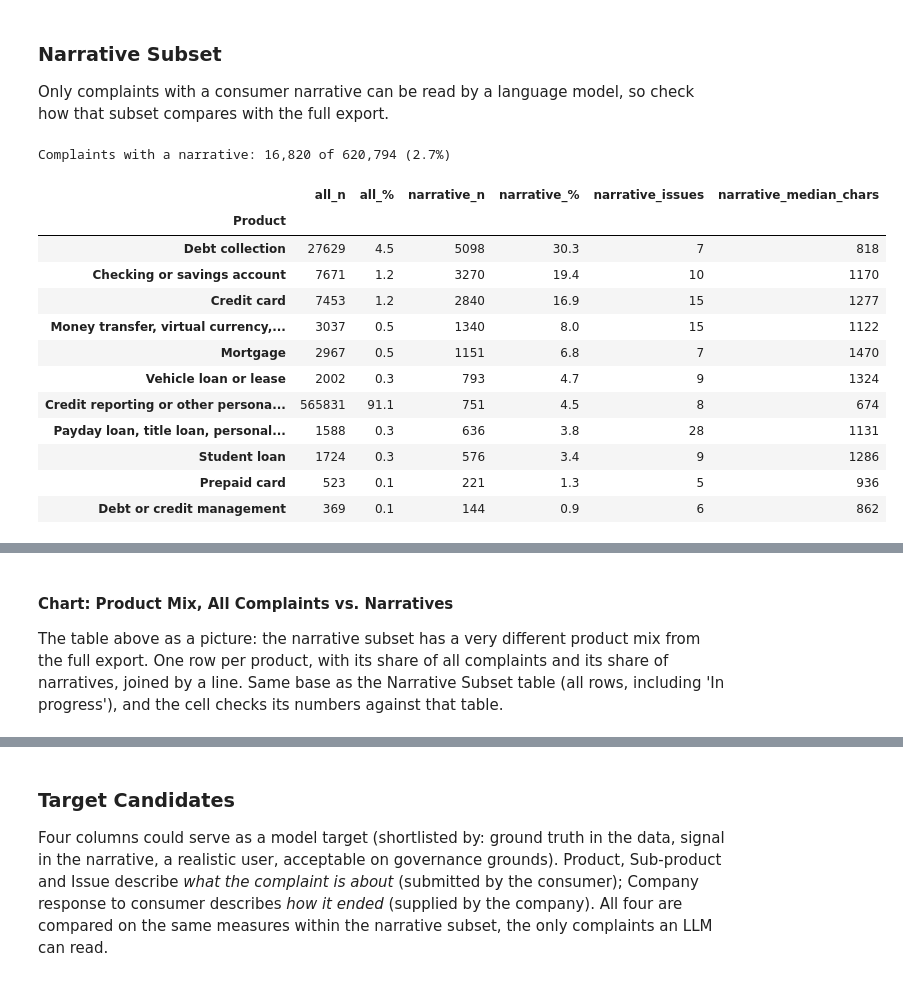
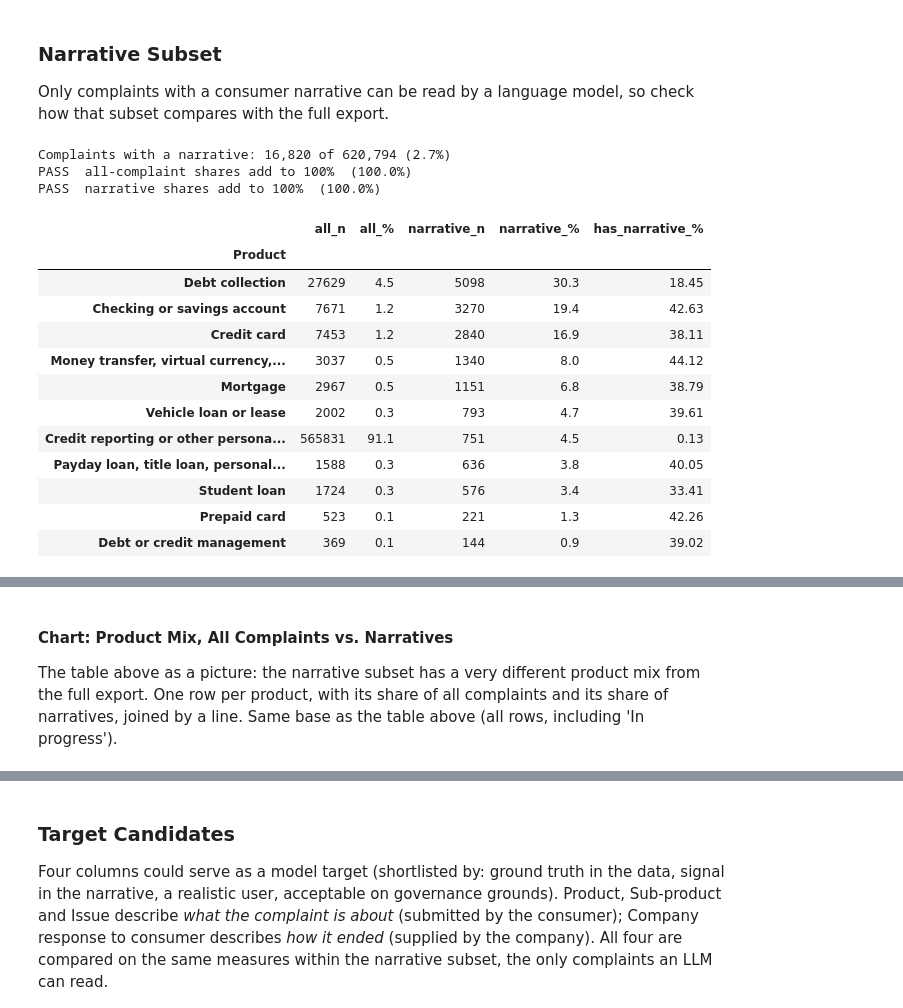
Before and after one commit to wynnther-triho/INFO-4340-Final-Project-CCDB, a Jupyter notebook: notebooks/final_project.ipynb, the cells around one changed output, grey strips where cells are left out. Cells and saved outputs as stored; diff of their text form; code cells hidden in the pictures.

```diff
--- a/notebooks/final_project.ipynb
+++ b/notebooks/final_project.ipynb
@@ -343,38 +319,43 @@ Only complaints with a consumer narrative can be read by a language model, so ch
 # %%
 # --- Explore: narrative subset vs. all complaints --------------------------
 NARRATIVE_COL = "Consumer complaint narrative"
 has_narrative = df_raw[NARRATIVE_COL].fillna("").str.strip() != ""
 df_narrative = df_raw[has_narrative]
 print(f"Complaints with a narrative: {has_narrative.sum():,} of {len(df_raw):,} ({has_narrative.mean():.1%})")
 
-# Product mix, issue variety and text length, side by side
+# Product mix in each population, and how often each product's complaints include a narrative
 by_product = pd.DataFrame({
     "all_n": df_raw["Product"].value_counts(),
     "narrative_n": df_narrative["Product"].value_counts(),
-    "narrative_issues": df_narrative.groupby("Product")["Issue"].nunique(),
-    "narrative_median_chars": df_narrative.groupby("Product")[NARRATIVE_COL].apply(lambda s: s.str.len().median()),
-}).fillna(0).astype(int)
-by_product.insert(1, "all_%", (100 * by_product["all_n"] / by_product["all_n"].sum()).round(1))
-by_product.insert(3, "narrative_%", (100 * by_product["narrative_n"] / by_product["narrative_n"].sum()).round(1))
-by_product = by_product.sort_values("narrative_n", ascending=False)
-display(by_product)
+})
+by_product["all_%"] = 100 * by_product["all_n"] / by_product["all_n"].sum()
+by_product["narrative_%"] = 100 * by_product["narrative_n"] / by_product["narrative_n"].sum()
+by_product["has_narrative_%"] = 100 * by_product["narrative_n"] / by_product["all_n"]  # narratives / all complaints
+by_product = (by_product[["all_n", "all_%", "narrative_n", "narrative_%", "has_narrative_%"]]
+              .sort_values("narrative_n", ascending=False))
 
-# Outcome mix within each product (narrative subset only), row percentages
-outcome_by_product = pd.crosstab(df_narrative["Product"], df_narrative["Company response to consumer"],
-                                 normalize="index").mul(100).round(1)
-display(outcome_by_product.reindex(by_product.index))
+results = [
+    check("all-complaint shares add to 100%", np.isclose(by_product["all_%"].sum(), 100),
+          f"({by_product['all_%'].sum():.1f}%)"),
+    check("narrative shares add to 100%", np.isclose(by_product["narrative_%"].sum(), 100),
+          f"({by_product['narrative_%'].sum():.1f}%)"),
+]
+assert all(results), "A share check failed; see the FAIL lines above"
+display(by_product.round({"all_%": 1, "narrative_%": 1, "has_narrative_%": 2}))
 # %% [output]
 Complaints with a narrative: 16,820 of 620,794 (2.7%)
+PASS  all-complaint shares add to 100%  (100.0%)
+PASS  narrative shares add to 100%  (100.0%)
-|  | all_n | all_% | narrative_n | narrative_% | narrative_issues | narrative_median_chars |
-| Product |  |  |  |  |  |  |
-| Debt collection | 27629 | 4.5 | 5098 | 30.3 | 7 | 818 |
-| Checking or savings account | 7671 | 1.2 | 3270 | 19.4 | 10 | 1170 |
-| Credit card | 7453 | 1.2 | 2840 | 16.9 | 15 | 1277 |
-| Money transfer, virtual currency,... | 3037 | 0.5 | 1340 | 8.0 | 15 | 1122 |
-| Mortgage | 2967 | 0.5 | 1151 | 6.8 | 7 | 1470 |
-| Vehicle loan or lease | 2002 | 0.3 | 793 | 4.7 | 9 | 1324 |
-| Credit reporting or other persona... | 565831 | 91.1 | 751 | 4.5 | 8 | 674 |
-| Payday loan, title loan, personal... | 1588 | 0.3 | 636 | 3.8 | 28 | 1131 |
-| Student loan | 1724 | 0.3 | 576 | 3.4 | 9 | 1286 |
-| Prepaid card | 523 | 0.1 | 221 | 1.3 | 5 | 936 |
-| Debt or credit management | 369 | 0.1 | 144 | 0.9 | 6 | 862 |
+|  | all_n | all_% | narrative_n | narrative_% | has_narrative_% |
+| Product |  |  |  |  |  |
+| Debt collection | 27629 | 4.5 | 5098 | 30.3 | 18.45 |
+| Checking or savings account | 7671 | 1.2 | 3270 | 19.4 | 42.63 |
+| Credit card | 7453 | 1.2 | 2840 | 16.9 | 38.11 |
+| Money transfer, virtual currency,... | 3037 | 0.5 | 1340 | 8.0 | 44.12 |
+| Mortgage | 2967 | 0.5 | 1151 | 6.8 | 38.79 |
+| Vehicle loan or lease | 2002 | 0.3 | 793 | 4.7 | 39.61 |
+| Credit reporting or other persona... | 565831 | 91.1 | 751 | 4.5 | 0.13 |
+| Payday loan, title loan, personal... | 1588 | 0.3 | 636 | 3.8 | 40.05 |
+| Student loan | 1724 | 0.3 | 576 | 3.4 | 33.41 |
+| Prepaid card | 523 | 0.1 | 221 | 1.3 | 42.26 |
+| Debt or credit management | 369 | 0.1 | 144 | 0.9 | 39.02 |
@@ -394,6 +362,6 @@ Complaints with a narrative: 16,820 of 620,794 (2.7%)
 # %% [markdown]
 #### Chart: Product Mix, All Complaints vs. Narratives
 
-The table above as a picture: the narrative subset has a very different product mix from the full export. One row per product, with its share of all complaints and its share of narratives, joined by a line. Same base as the Narrative Subset table (all rows, including 'In progress'), and the cell checks its numbers against that table.
+The table above as a picture: the narrative subset has a very different product mix from the full export. One row per product, with its share of all complaints and its share of narratives, joined by a line. Same base as the table above (all rows, including 'In progress').
 # %%
 # --- Chart: product mix, all complaints vs. narratives ----------------------
```
Also changed, not shown: parts of 16 cells of this notebook.
